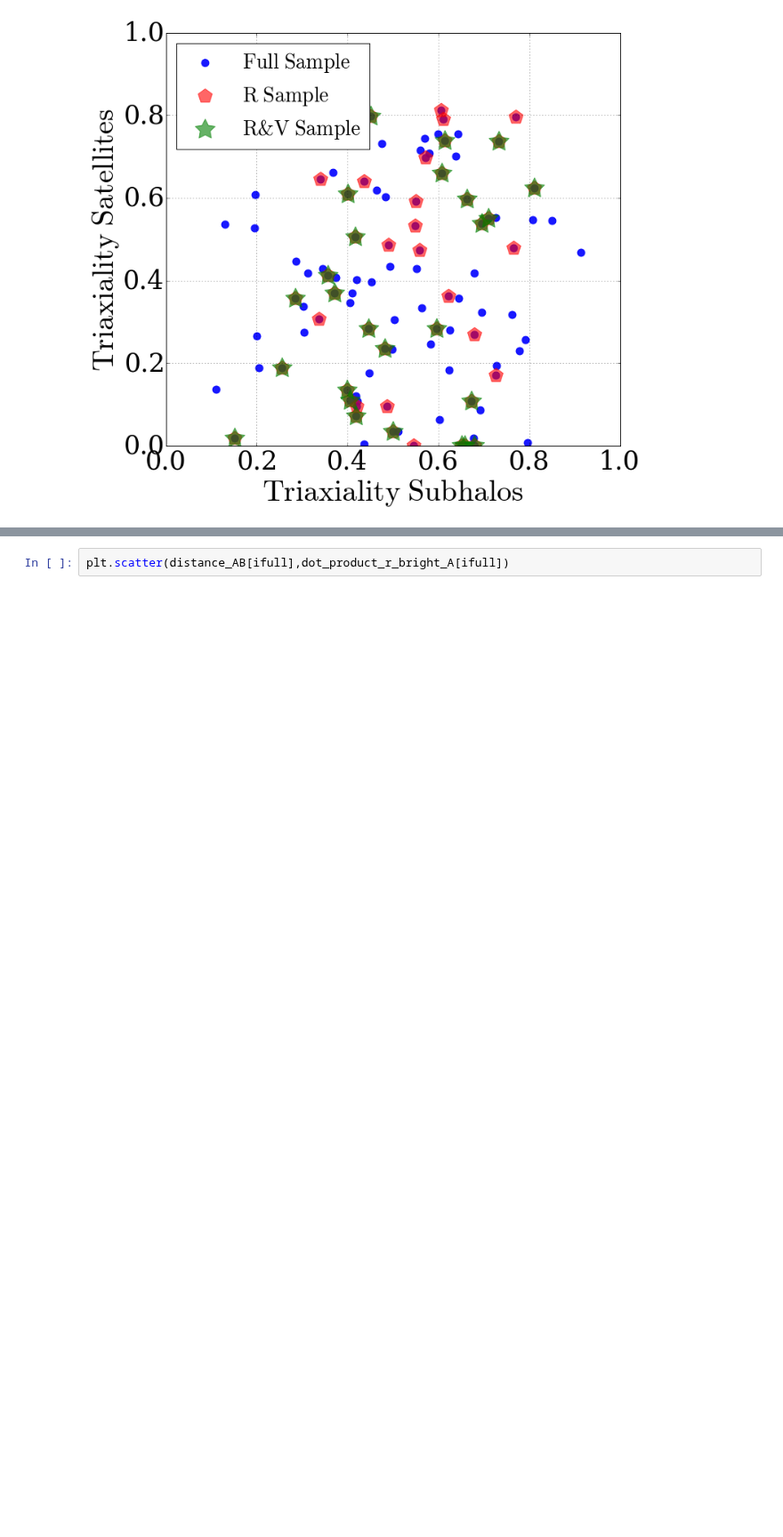
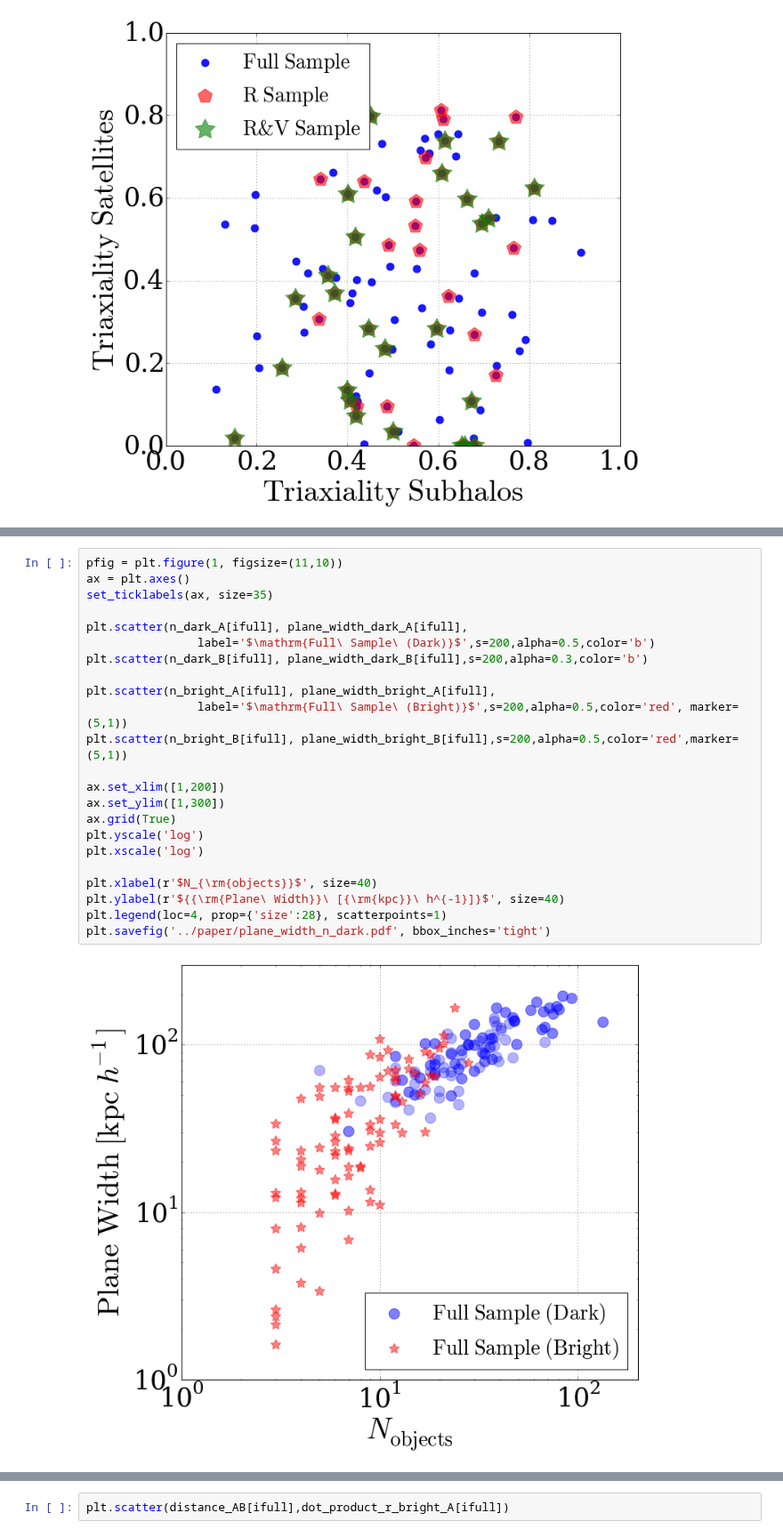
Before and after one commit to astroandes/SatelliteShapeLG, a Jupyter notebook: code/explore.ipynb, the cells around one changed output, grey strips where cells are left out. Shown at 89% size. Saved outputs shown, nothing was run; the diff lists cells and outputs as text; blank space fills up the shorter version.

```diff
--- a/code/explore.ipynb
+++ b/code/explore.ipynb
@@ -396,3 +477,28 @@ plt.savefig('../paper/triax_dark_bright.pdf', bbox_inches='tight')
+# %%
+pfig = plt.figure(1, figsize=(11,10))
+ax = plt.axes()
+set_ticklabels(ax, size=35)
+
+plt.scatter(n_dark_A[ifull], plane_width_dark_A[ifull],
+                label='$\mathrm{Full\ Sample\ (Dark)}$',s=200,alpha=0.5,color='b')
+plt.scatter(n_dark_B[ifull], plane_width_dark_B[ifull],s=200,alpha=0.3,color='b')
+
+plt.scatter(n_bright_A[ifull], plane_width_bright_A[ifull],
+                label='$\mathrm{Full\ Sample\ (Bright)}$',s=200,alpha=0.5,color='red', marker=(5,1))
+plt.scatter(n_bright_B[ifull], plane_width_bright_B[ifull],s=200,alpha=0.5,color='red',marker=(5,1))
+
+ax.set_xlim([1,200])
+ax.set_ylim([1,300])
+ax.grid(True)
+plt.yscale('log')
+plt.xscale('log')
+
+plt.xlabel(r'$N_{\rm{objects}}$', size=40)
+plt.ylabel(r'${{\rm{Plane\ Width}}\ [{\rm{kpc}}\ h^{-1}]}$', size=40)
+plt.legend(loc=4, prop={'size':28}, scatterpoints=1)
+plt.savefig('../paper/plane_width_n_dark.pdf', bbox_inches='tight')
+# %% [output]
+[figure, added]
 # %%
 mu = np.sort(dot_product_r_bright_B[ifull])
 n = len(mu)
```
Also changed, not shown: parts of 4 cells of this notebook.
